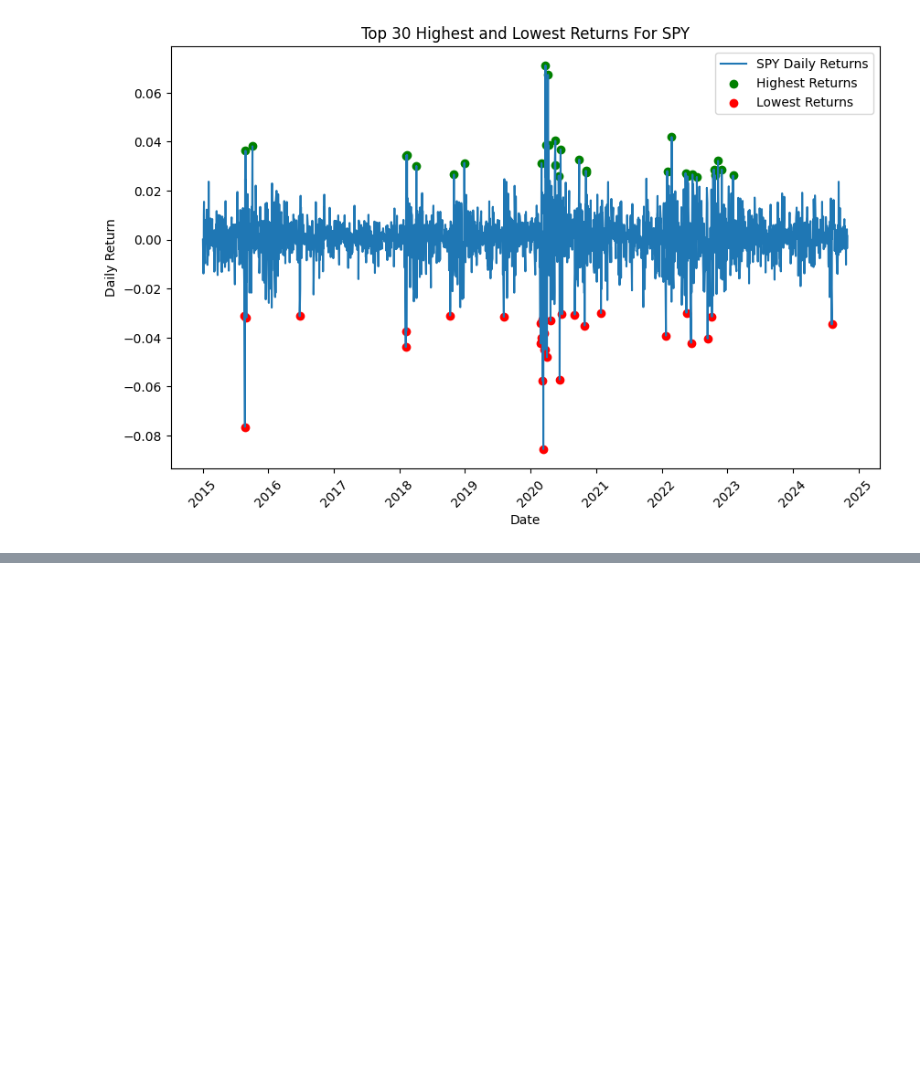
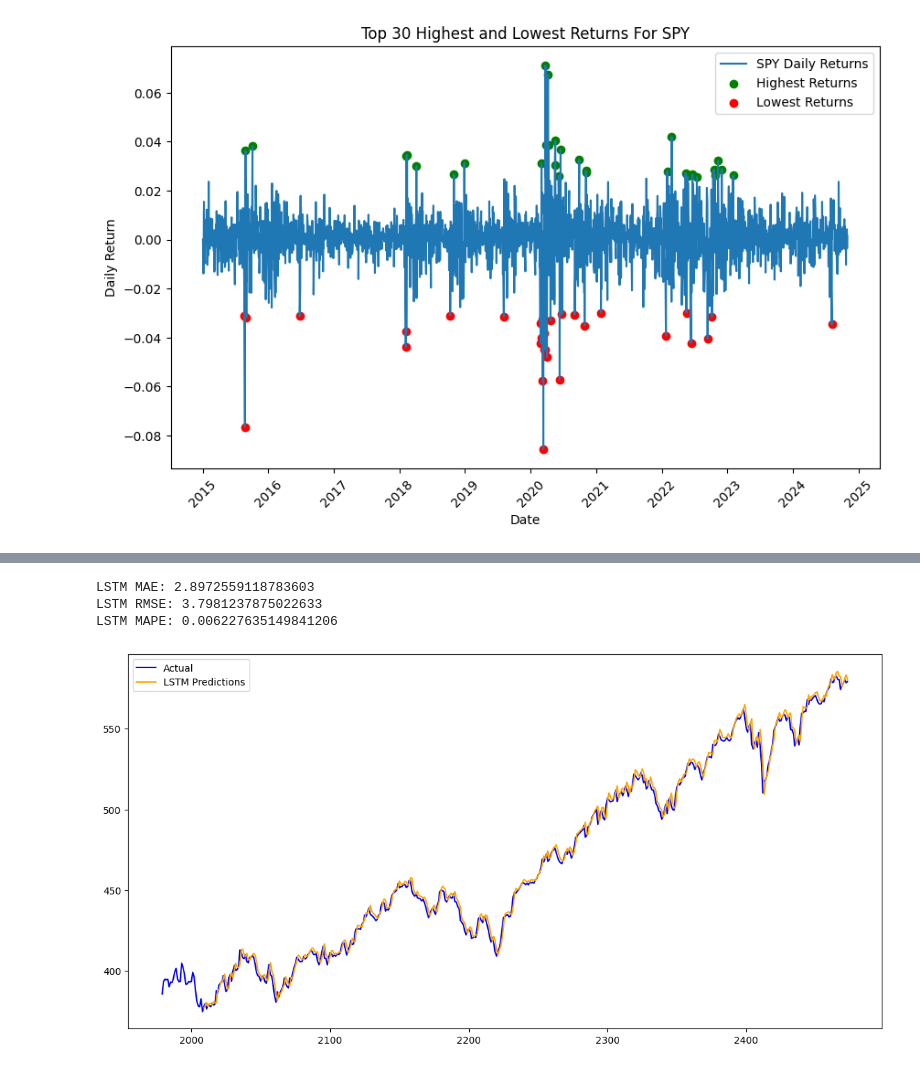
Before and after one commit to GuleWako/Time-Series-Forecasting-for-Portfolio-Management, a Jupyter notebook: notebooks/portfolioManagement.ipynb, the cells around one changed output, grey strips where cells are left out. Drawn from its saved outputs; the diff is of its cells as text; code cells hidden in the pictures; blank space fills up the shorter version.

```diff
--- a/notebooks/portfolioManagement.ipynb
+++ b/notebooks/portfolioManagement.ipynb
@@ -361,0 +718,17 @@ outlierDetection([tsla_data,bnd_data,spy_data], ['TSLA','BND','SPY'])
+# %%
+print("LSTM MAE:", mae_lstm_spy)
+print("LSTM RMSE:", rmse_lstm_spy)
+print("LSTM MAPE:", mape_lstm_spy)
+# %% [output]
+LSTM MAE: 2.8972559118783603
+LSTM RMSE: 3.7981237875022633
+LSTM MAPE: 0.006227635149841206
+# %%
+# Plotting results
+plt.figure(figsize=(14, 7))
+plt.plot(test_spy.index, test_spy.values, label='Actual', color='blue')
+plt.plot(test_spy.index[sequence_length:], lstm_predictions_spy, label='LSTM Predictions', color='orange')
+plt.legend()
+plt.show()
+# %% [output]
+[figure, added]
```
Also changed, not shown: parts of 74 cells of this notebook, 1 other file.
